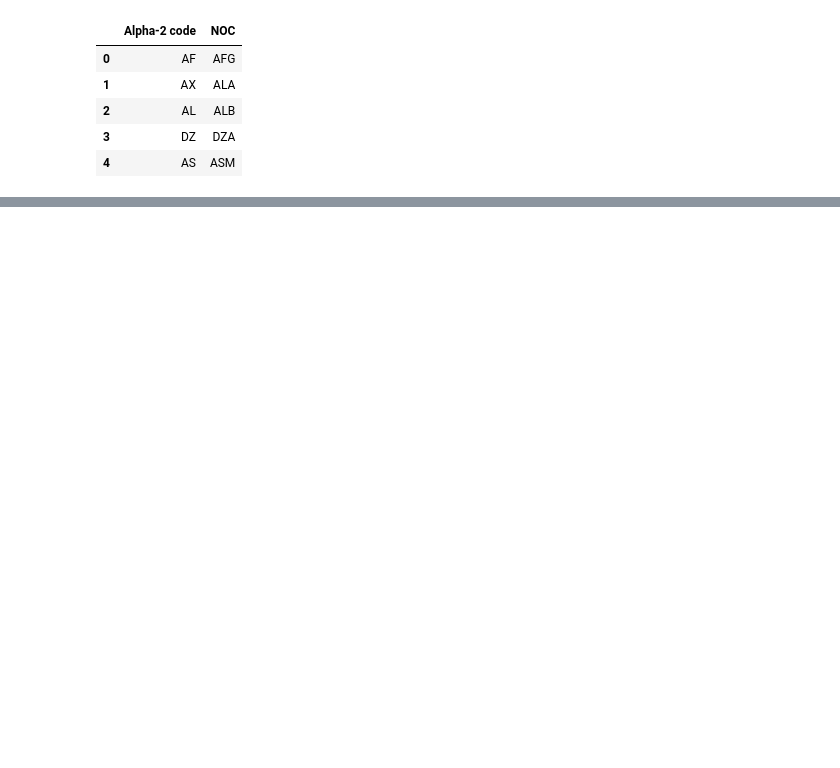
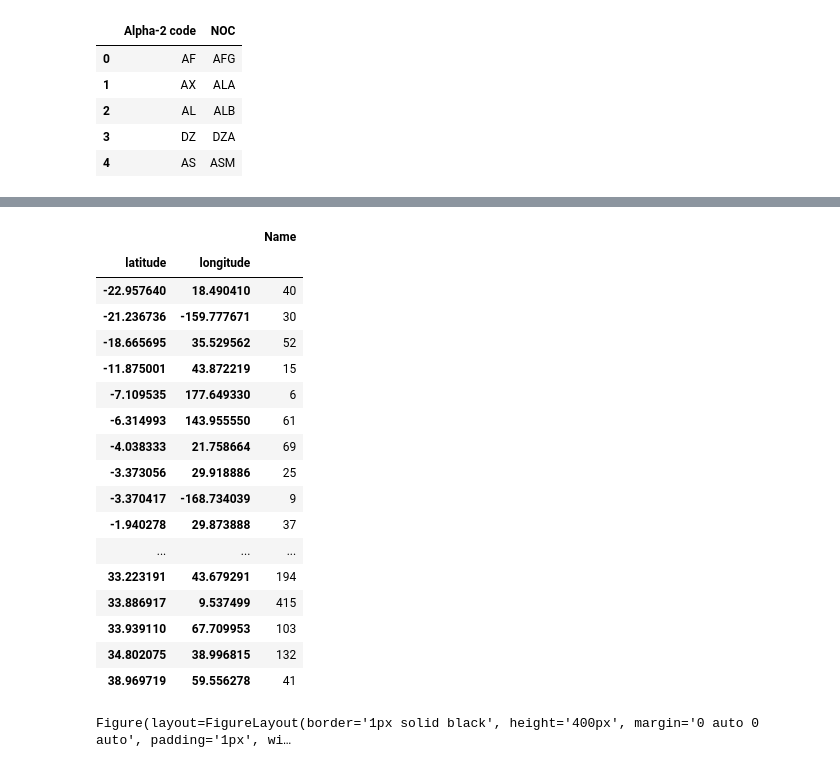
Before and after one commit to eugkik/Project1, a Jupyter notebook: BaseData-Bob Copy.ipynb, the cells around one changed output, grey strips where cells are left out. Cells and saved outputs as stored; diff of their text form; code cells hidden in the pictures; blank space fills up the shorter version.

```diff
--- a/BaseData-Bob Copy.ipynb
+++ b/BaseData-Bob Copy.ipynb
@@ -119,0 +198,44 @@ fig
+# %%
+# subset for northern hemisphere
+summer_only = df_events_d[df_events_d["summer_winter"] == 1]
+summer_only2 = summer_only[['latitude','longitude','Name']]
+
+# Customize the size of the figure
+figure_layout = {
+    'width': '800px',
+    'height': '400px',
+    'border': '1px solid black',
+    'padding': '1px',
+    'margin': '0 auto 0 auto'
+}
+fig = gmaps.figure(layout=figure_layout)
+
+summer_only3 = summer_only2.groupby(['latitude','longitude']).agg({'Name': 'nunique'})
+summer_only3
+# %% [output]
+|  |  | Name |
+| latitude | longitude |  |
+| -22.957640 | 18.490410 | 40 |
+| -21.236736 | -159.777671 | 30 |
+| -18.665695 | 35.529562 | 52 |
+| -11.875001 | 43.872219 | 15 |
+| -7.109535 | 177.649330 | 6 |
+| -6.314993 | 143.955550 | 61 |
+| -4.038333 | 21.758664 | 69 |
+| -3.373056 | 29.918886 | 25 |
+| -3.370417 | -168.734039 | 9 |
+| -1.940278 | 29.873888 | 37 |
+| ... | ... | ... |
+| 33.223191 | 43.679291 | 194 |
+| 33.886917 | 9.537499 | 415 |
+| 33.939110 | 67.709953 | 103 |
+| 34.802075 | 38.996815 | 132 |
+| 38.969719 | 59.556278 | 41 |
+# %%
+# Assign the marker layer to a variable
+markers = gmaps.marker_layer(summer_only2)
+# Add the layer to the map
+fig.add_layer(markers)
+fig
+# %% [output]
+Figure(layout=FigureLayout(border='1px solid black', height='400px', margin='0 auto 0 auto', padding='1px', wi…
```
Also changed, not shown: parts of 14 cells of this notebook.
